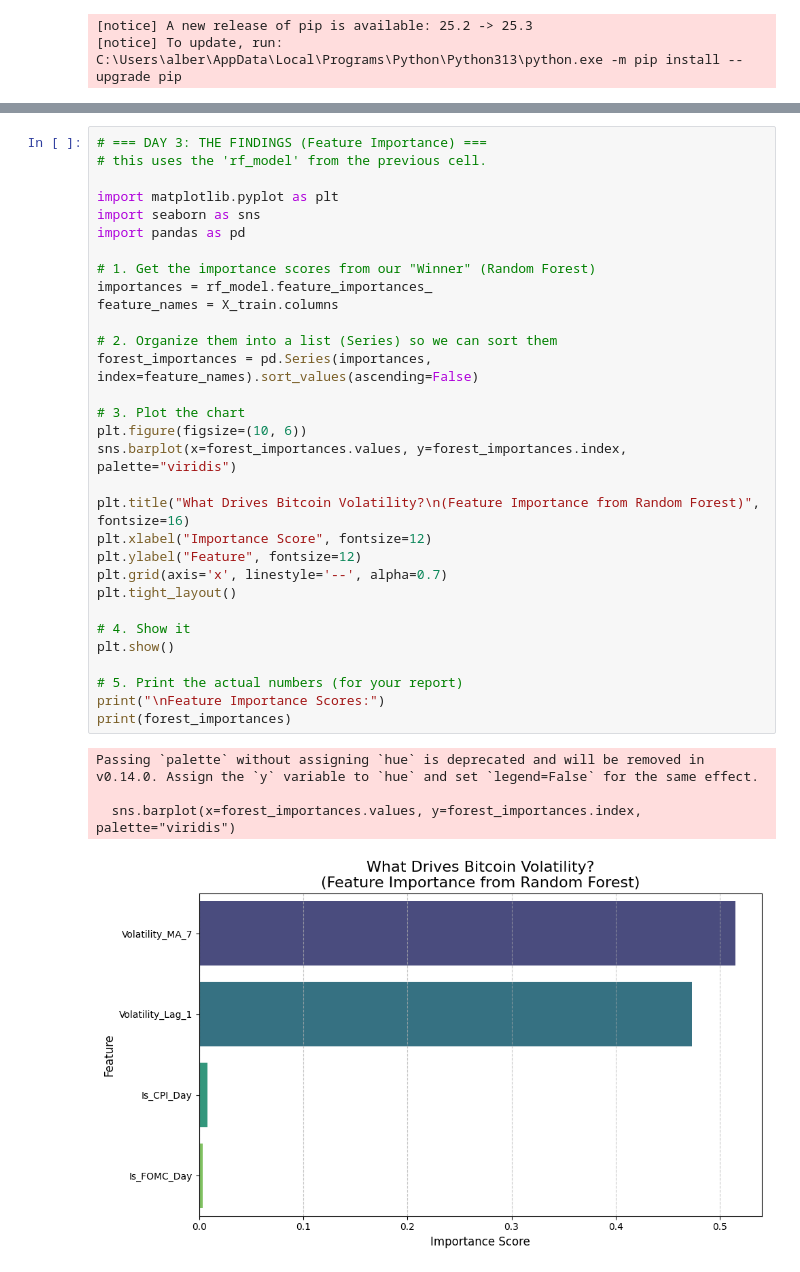
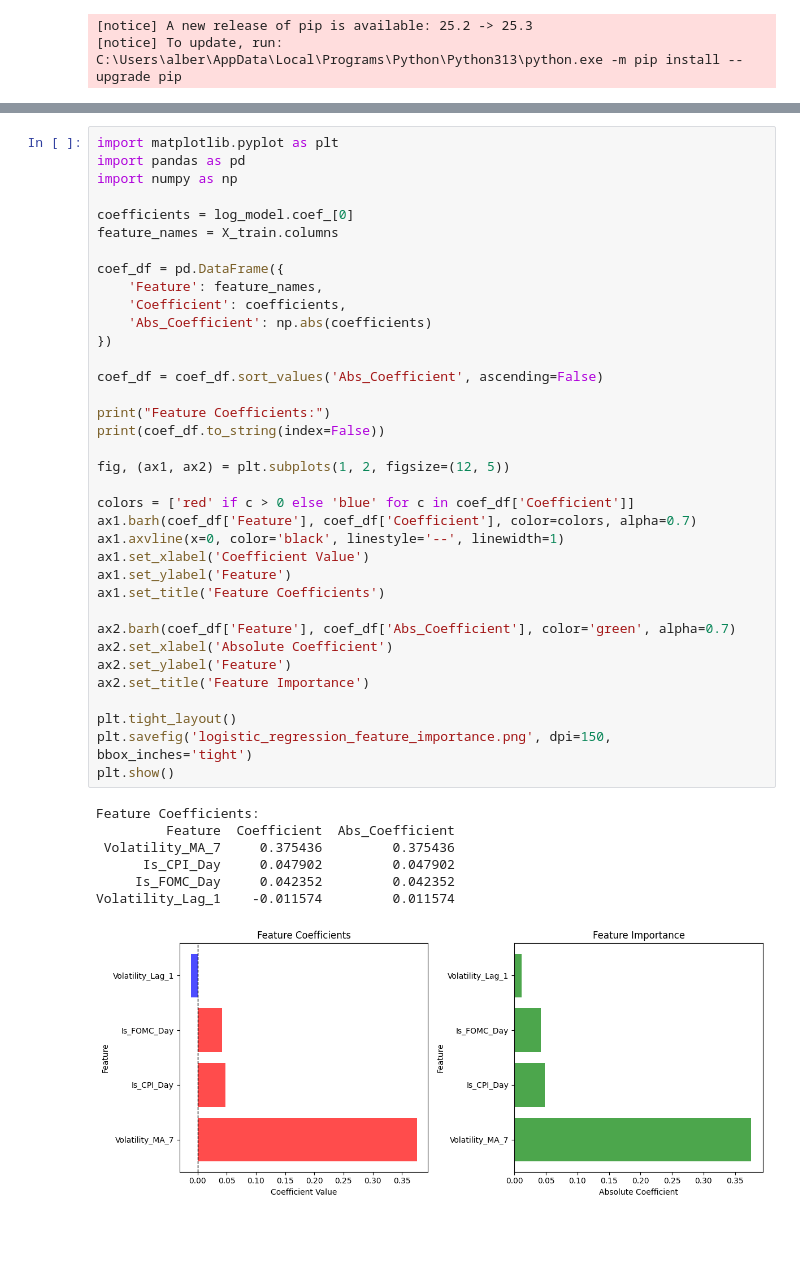
Before and after one commit to potatogm46/Bitcoin-Volatility-Prediction-Model, a Jupyter notebook: Final_Project_.ipynb, the cells around one changed output, grey strips where cells are left out. Saved outputs shown, nothing was run; the diff lists cells and outputs as text; blank space fills up the shorter version.

```diff
--- a/Final_Project_.ipynb
+++ b/Final_Project_.ipynb
@@ -324,36 +143,44 @@ weighted avg       0.73      0.78      0.75       319
 # %%
-# === DAY 3: THE FINDINGS (Feature Importance) ===
-# this uses the 'rf_model' from the previous cell.
+import matplotlib.pyplot as plt
+import pandas as pd
+import numpy as np
 
-import matplotlib.pyplot as plt
-import seaborn as sns
-import pandas as pd
-
-# 1. Get the importance scores from our "Winner" (Random Forest)
-importances = rf_model.feature_importances_
+coefficients = log_model.coef_[0]
 feature_names = X_train.columns
 
-# 2. Organize them into a list (Series) so we can sort them
-forest_importances = pd.Series(importances, index=feature_names).sort_values(ascending=False)
+coef_df = pd.DataFrame({
+    'Feature': feature_names,
+    'Coefficient': coefficients,
+    'Abs_Coefficient': np.abs(coefficients)
+})
 
-# 3. Plot the chart
-plt.figure(figsize=(10, 6))
-sns.barplot(x=forest_importances.values, y=forest_importances.index, palette="viridis")
+coef_df = coef_df.sort_values('Abs_Coefficient', ascending=False)
 
-plt.title("What Drives Bitcoin Volatility?\n(Feature Importance from Random Forest)", fontsize=16)
-plt.xlabel("Importance Score", fontsize=12)
-plt.ylabel("Feature", fontsize=12)
-plt.grid(axis='x', linestyle='--', alpha=0.7)
+print("Feature Coefficients:")
+print(coef_df.to_string(index=False))
+
+fig, (ax1, ax2) = plt.subplots(1, 2, figsize=(12, 5))
+
+colors = ['red' if c > 0 else 'blue' for c in coef_df['Coefficient']]
+ax1.barh(coef_df['Feature'], coef_df['Coefficient'], color=colors, alpha=0.7)
+ax1.axvline(x=0, color='black', linestyle='--', linewidth=1)
+ax1.set_xlabel('Coefficient Value')
+ax1.set_ylabel('Feature')
+ax1.set_title('Feature Coefficients')
+
+ax2.barh(coef_df['Feature'], coef_df['Abs_Coefficient'], color='green', alpha=0.7)
+ax2.set_xlabel('Absolute Coefficient')
+ax2.set_ylabel('Feature')
+ax2.set_title('Feature Importance')
+
 plt.tight_layout()
-
-# 4. Show it
+plt.savefig('logistic_regression_feature_importance.png', dpi=150, bbox_inches='tight')
 plt.show()
-
-# 5. Print the actual numbers (for your report)
-print("\nFeature Importance Scores:")
-print(forest_importances)
 # %% [output]
-Passing `palette` without assigning `hue` is deprecated and will be removed in v0.14.0. Assign the `y` variable to `hue` and set `legend=False` for the same effect.
-
-  sns.barplot(x=forest_importances.values, y=forest_importances.index, palette="viridis")
+Feature Coefficients:
+         Feature  Coefficient  Abs_Coefficient
+ Volatility_MA_7     0.375436         0.375436
+      Is_CPI_Day     0.047902         0.047902
+     Is_FOMC_Day     0.042352         0.042352
+Volatility_Lag_1    -0.011574         0.011574
-[figure, old version]
+[figure, new version]
```
Also changed, not shown: parts of 5 cells of this notebook, 1 other file.
